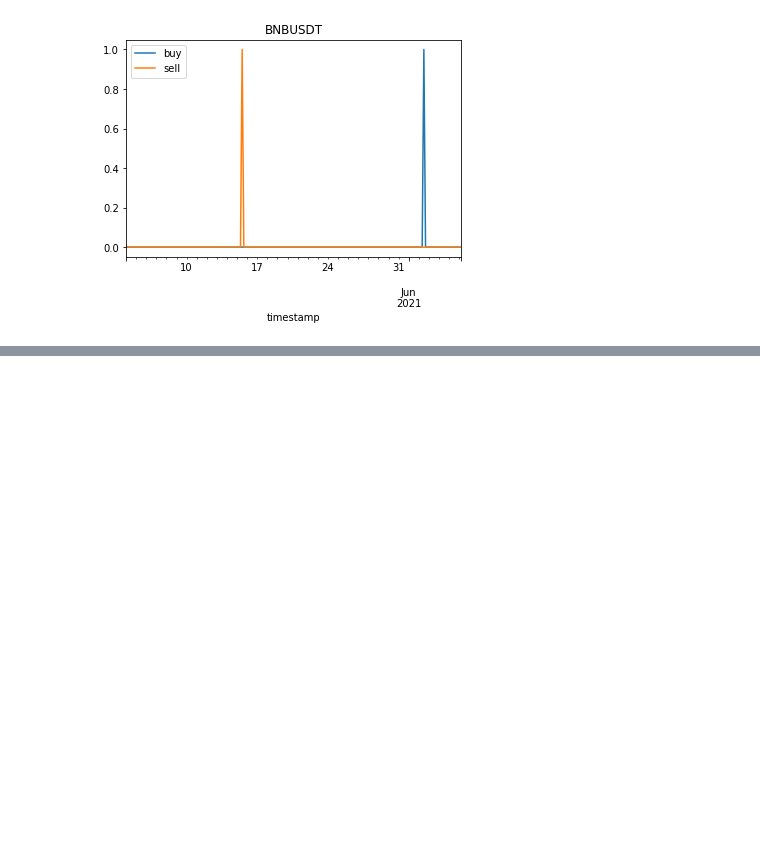
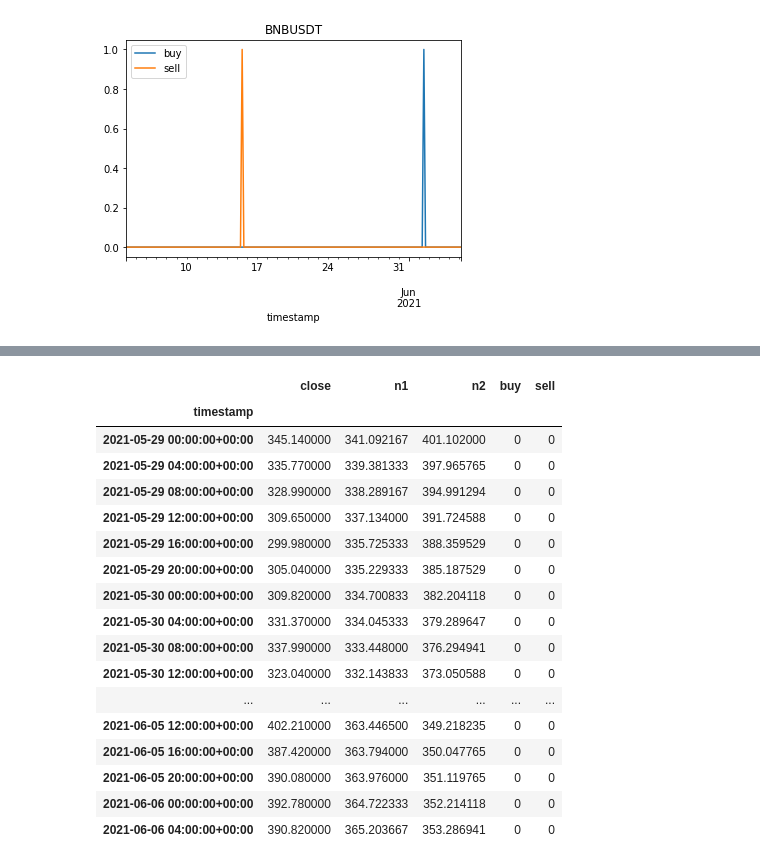
Before and after one commit to skywalker0803r/crypto, a Jupyter notebook: 一鍵產生虛擬貨幣買賣訊號(SMA策略).ipynb, the cells around one changed output, grey strips where cells are left out. Drawn from its saved outputs; the diff is of its cells as text; code cells hidden in the pictures; blank space fills up the shorter version.

```diff
--- a/一鍵產生虛擬貨幣買賣訊號(SMA策略).ipynb
+++ b/一鍵產生虛擬貨幣買賣訊號(SMA策略).ipynb
@@ -49,0 +117,21 @@ All caught up..!
+# %%
+dfs['BNBUSDT'].tail(50).style.background_gradient(subset=['buy','sell'])
+# %% [output]
+|  | close | n1 | n2 | buy | sell |
+| timestamp |  |  |  |  |  |
+| 2021-05-29 00:00:00+00:00 | 345.140000 | 341.092167 | 401.102000 | 0 | 0 |
+| 2021-05-29 04:00:00+00:00 | 335.770000 | 339.381333 | 397.965765 | 0 | 0 |
+| 2021-05-29 08:00:00+00:00 | 328.990000 | 338.289167 | 394.991294 | 0 | 0 |
+| 2021-05-29 12:00:00+00:00 | 309.650000 | 337.134000 | 391.724588 | 0 | 0 |
+| 2021-05-29 16:00:00+00:00 | 299.980000 | 335.725333 | 388.359529 | 0 | 0 |
+| 2021-05-29 20:00:00+00:00 | 305.040000 | 335.229333 | 385.187529 | 0 | 0 |
+| 2021-05-30 00:00:00+00:00 | 309.820000 | 334.700833 | 382.204118 | 0 | 0 |
+| 2021-05-30 04:00:00+00:00 | 331.370000 | 334.045333 | 379.289647 | 0 | 0 |
+| 2021-05-30 08:00:00+00:00 | 337.990000 | 333.448000 | 376.294941 | 0 | 0 |
+| 2021-05-30 12:00:00+00:00 | 323.040000 | 332.143833 | 373.050588 | 0 | 0 |
+| ... | ... | ... | ... | ... | ... |
+| 2021-06-05 12:00:00+00:00 | 402.210000 | 363.446500 | 349.218235 | 0 | 0 |
+| 2021-06-05 16:00:00+00:00 | 387.420000 | 363.794000 | 350.047765 | 0 | 0 |
+| 2021-06-05 20:00:00+00:00 | 390.080000 | 363.976000 | 351.119765 | 0 | 0 |
+| 2021-06-06 00:00:00+00:00 | 392.780000 | 364.722333 | 352.214118 | 0 | 0 |
+| 2021-06-06 04:00:00+00:00 | 390.820000 | 365.203667 | 353.286941 | 0 | 0 |
```
Also changed, not shown: parts of 4 cells of this notebook.
